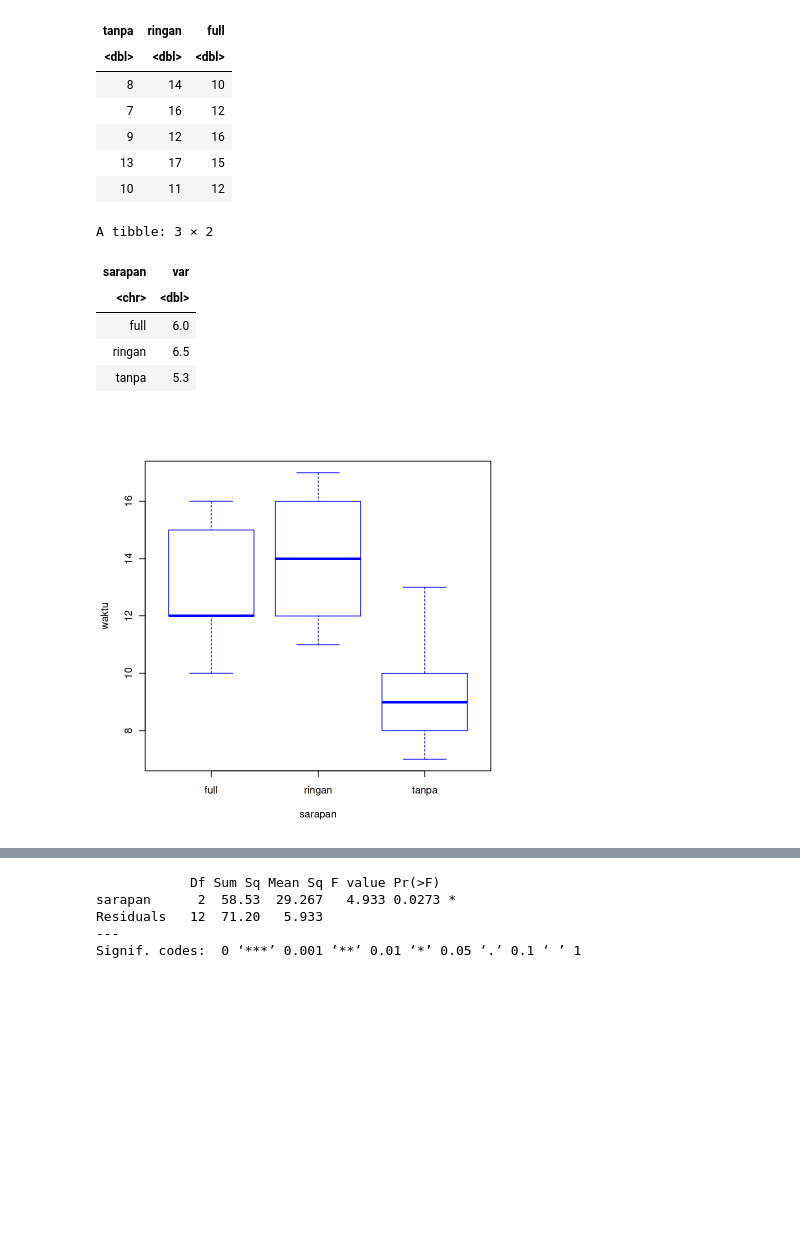
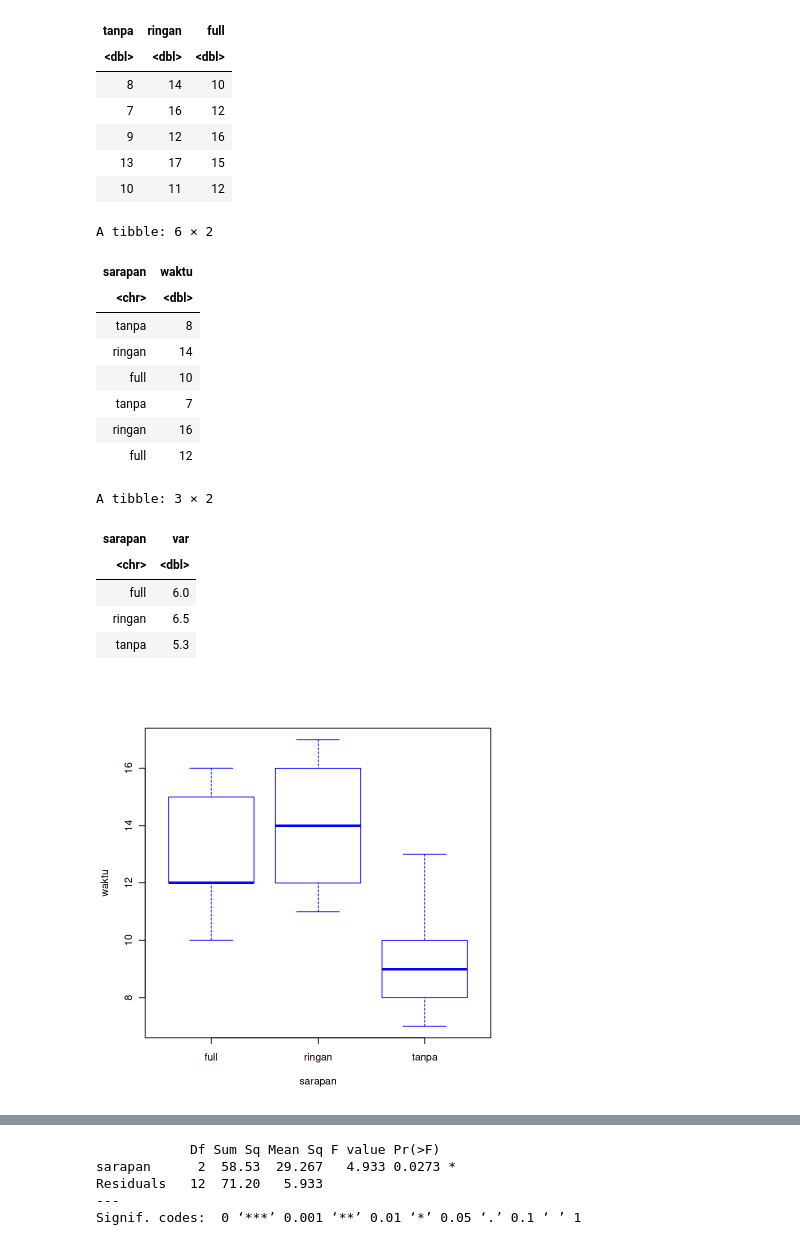
Before and after one commit to irdazh/evd, a Jupyter notebook: praktikum-evd-anova.ipynb, the cells around one changed output, grey strips where cells are left out. Drawn from its saved outputs; the diff is of its cells as text; code cells hidden in the pictures; blank space fills up the shorter version.

```diff
--- a/praktikum-evd-anova.ipynb
+++ b/praktikum-evd-anova.ipynb
@@ -184,21 +192,31 @@ A data.frame: 5 × 3
 # %%
 # Uji Asumsi
 # to longer, df1
 df1L = pivot_longer(df1, cols=1:3, names_to="sarapan", values_to="waktu")
+head(df1L)
 
 # boxplot: jurai bawah, normal, atas: well kinda normal
 # sebarannya juga lumayan mirip
 boxplot(waktu~sarapan, df1L, col="white", border="blue")
 
 # variansi, aman juga
 df1L %>% group_by(sarapan) %>% summarise(var = var(waktu))
 # %% [output]
-A tibble: 3 × 2
+A tibble: 6 × 2
-| sarapan | var |
+| sarapan | waktu |
 | <chr> | <dbl> |
-| full | 6.0 |
-| ringan | 6.5 |
-| tanpa | 5.3 |
+| tanpa | 8 |
+| ringan | 14 |
+| full | 10 |
+| tanpa | 7 |
+| ringan | 16 |
+| full | 12 |
+A tibble: 3 × 2
+| sarapan | var |
+| <chr> | <dbl> |
+| full | 6.0 |
+| ringan | 6.5 |
+| tanpa | 5.3 |
 [figure]
 # %%
 # Transformasi khusus ANOVA, kalau mau
```
Also changed, not shown: parts of 9 cells of this notebook.
